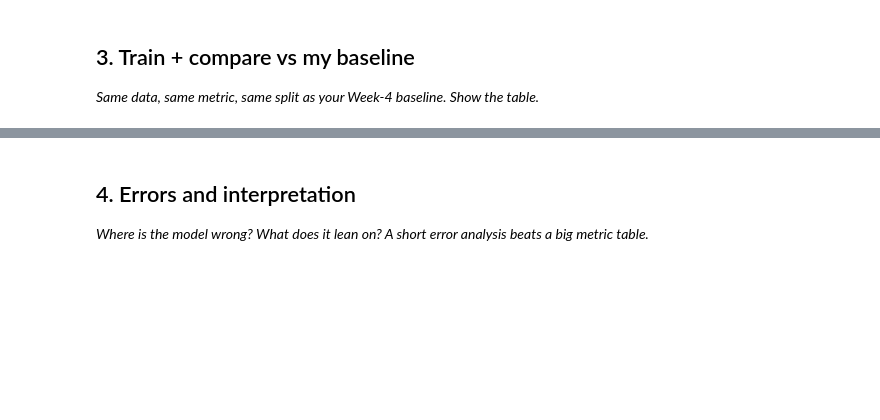
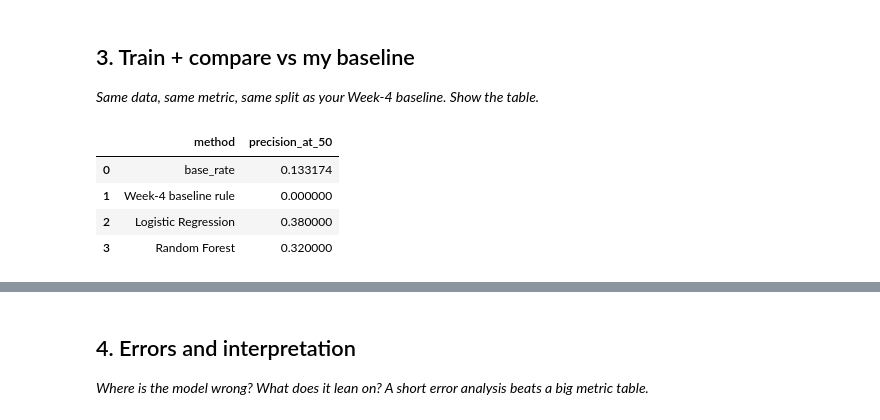
Before and after one commit to samhere3116-maker/ML-Pipeline, a Jupyter notebook: work/notebooks/w05_model.ipynb, the cells around one changed output, grey strips where cells are left out. Drawn from its saved outputs; the diff is of its cells as text; code cells hidden in the pictures; blank space fills up the shorter version.

```diff
--- a/work/notebooks/w05_model.ipynb
+++ b/work/notebooks/w05_model.ipynb
@@ -29,0 +109,33 @@ This skeleton is yours to fill. Work the sections **in order** — each one has
+# %%
+# This cell is for CODE (numbers, a query, a check).
+# Write your text answer in the cell ABOVE this one — typing sentences here breaks Run All.
+from sklearn.linear_model import LogisticRegression
+from sklearn.ensemble import RandomForestClassifier
+
+X_train, X_test = X.iloc[train_idx], X.iloc[test_idx]
+y_train, y_test = y.iloc[train_idx].reset_index(drop=True), y.iloc[test_idx].reset_index(drop=True)
+baseline_scores_test = model_df.iloc[test_idx]['baseline_action_score'].values
+
+def precision_at_k(y_true, scores, k=50):
+    order = np.argsort(scores)[::-1][:k]
+    return np.array(y_true)[order].mean()
+
+logreg = LogisticRegression(max_iter=1000, class_weight='balanced', random_state=42).fit(X_train, y_train)
+rf = RandomForestClassifier(n_estimators=300, max_depth=6, class_weight='balanced', random_state=42).fit(X_train, y_train)
+
+comparison = pd.DataFrame({
+    'method': ['base_rate', 'Week-4 baseline rule', 'Logistic Regression', 'Random Forest'],
+    'precision_at_50': [
+        y_test.mean(),
+        precision_at_k(y_test, baseline_scores_test),
+        precision_at_k(y_test, logreg.predict_proba(X_test)[:,1]),
+        precision_at_k(y_test, rf.predict_proba(X_test)[:,1]),
+    ]
+})
+comparison
+# %% [output]
+|  | method | precision_at_50 |
+| 0 | base_rate | 0.133174 |
+| 1 | Week-4 baseline rule | 0.000000 |
+| 2 | Logistic Regression | 0.380000 |
+| 3 | Random Forest | 0.320000 |
```
Also changed, not shown: parts of 10 cells of this notebook.
